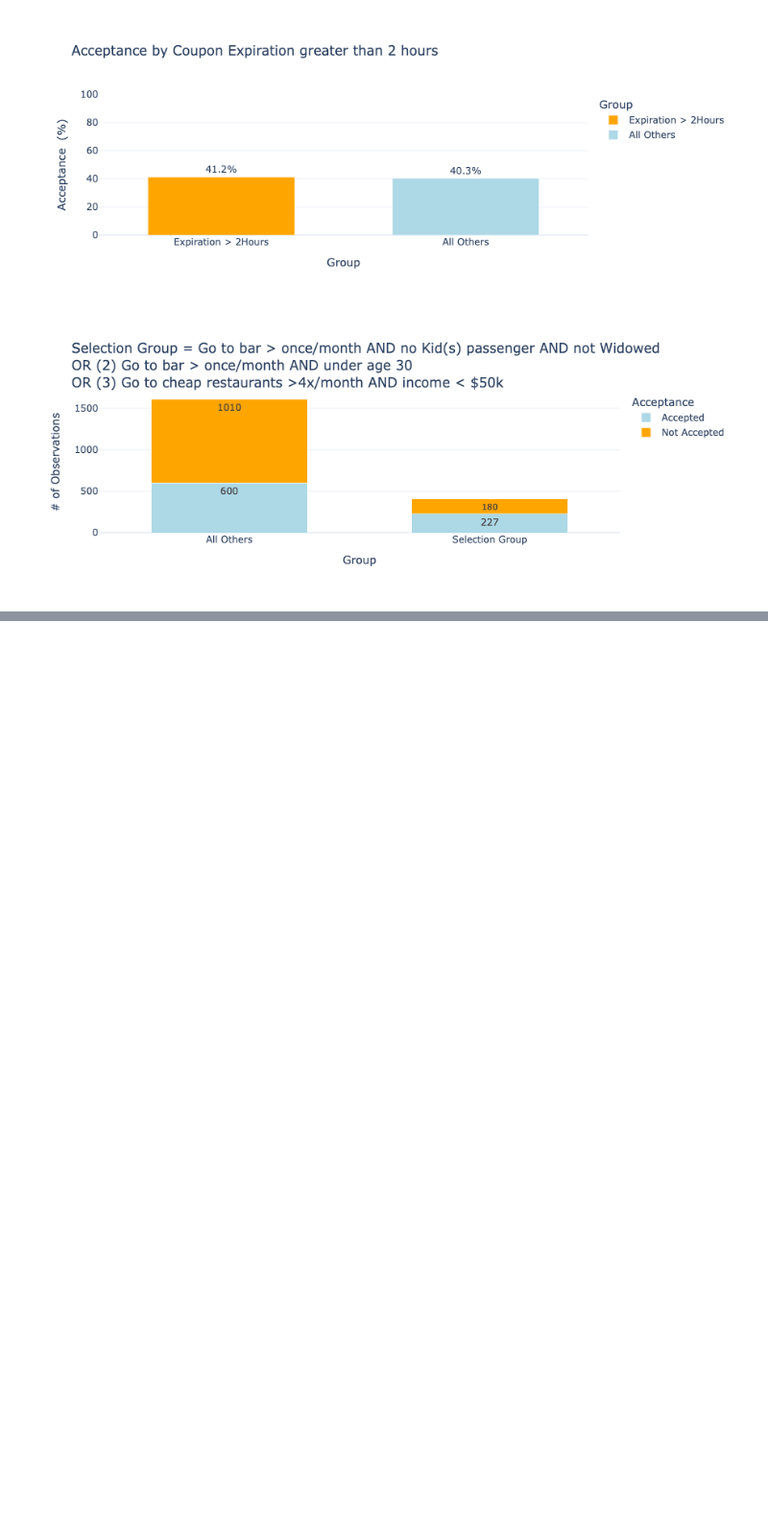
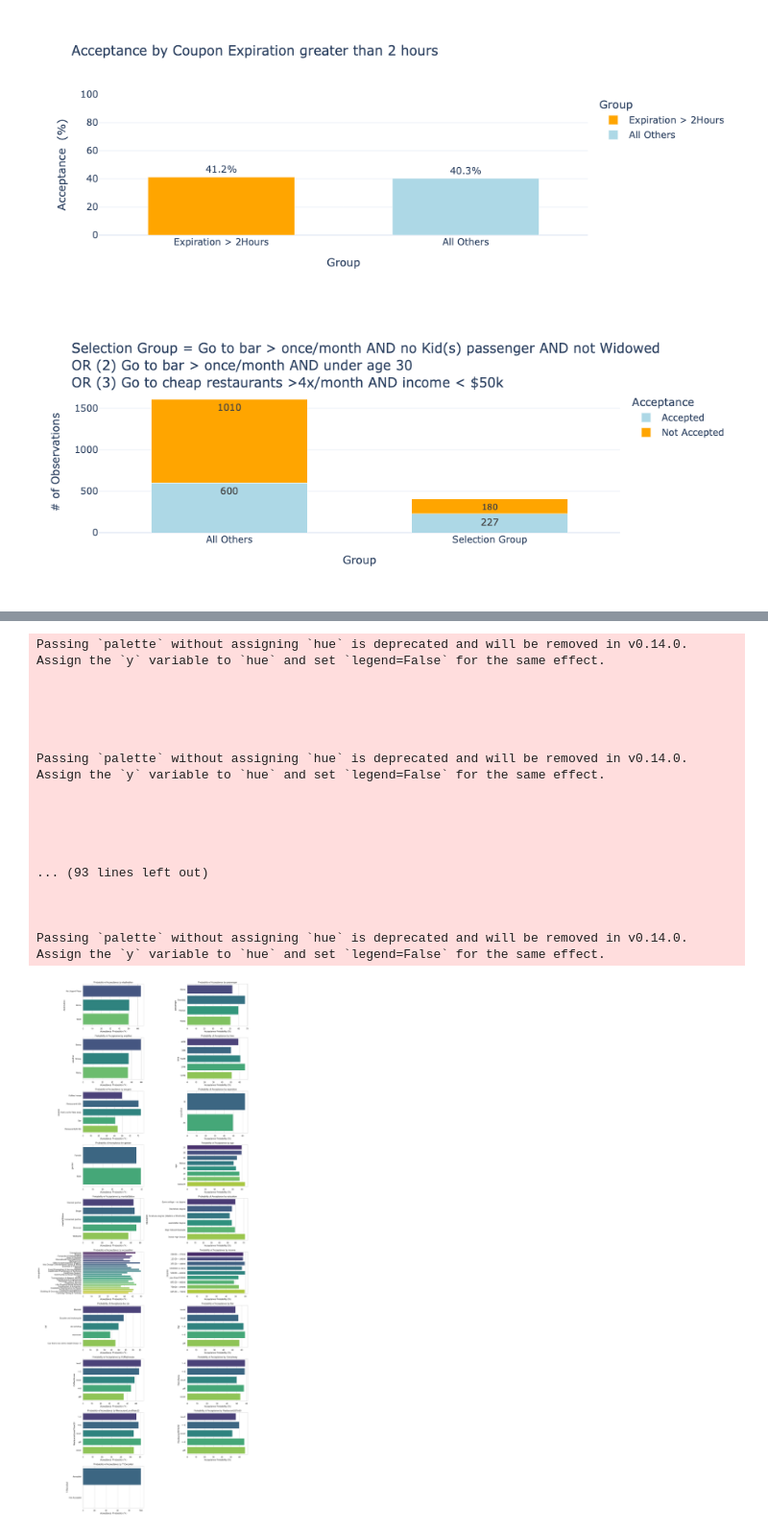
Before and after one commit to graycloudrios/In-Vehicle-Coupon-Recommendations, a Jupyter notebook: coupon-notebook.ipynb, the cells around one changed output, grey strips where cells are left out. Shown at 96% size. Drawn from its saved outputs; the diff is of its cells as text; code cells hidden in the pictures; blank space fills up the shorter version.

```diff
--- a/coupon-notebook.ipynb
+++ b/coupon-notebook.ipynb
@@ -218,3 +218,12 @@ memory usage: 2.5+ MB
+# %%
+# Define functions to be used
+
+def probabilityofacceptance(df, col):
+  accepted = df.loc[(df['Y'] == 1), col].value_counts()
+  possiblevalues = df[col].value_counts()
+  categoriespossible = possiblevalues.index
+  probability = (accepted / possiblevalues)*100
+  return categoriespossible, probability
 # %% [markdown]
 4. What proportion of the total observations chose to accept the coupon?
 # %%
@@ -1047,0 +1070,43 @@ fig.show()
+# %%
+
+# Get categorical columns
+categoricalcolumns = data.select_dtypes(include='object').columns
+
+# set up subplot grid
+cols = 2
+rows = (len(cat_cols) + cols - 1) // cols
+fig, axes = plt.subplots(rows, cols, figsize=(16, 4 * n_rows))
+axes = axes.flatten()
+
+for ax, col in zip(axes, categoricalcolumns):
+    categories, prob = probabilityofacceptance(data, col)
+    sns.barplot(x=prob.values, y=categories, ax=ax, palette='viridis')
+    ax.set_title(f'Probability of Acceptance by {col}')
+    ax.set_xlabel('Acceptance Probability (%)')
+    ax.set_ylabel(col)
+
+# Hide any unused axes
+for i in range(len(categoricalcolumns), len(axes)):
+    axes[i].set_visible(False)
+
+plt.tight_layout()
+plt.show()
+# %% [output]
+Passing `palette` without assigning `hue` is deprecated and will be removed in v0.14.0. Assign the `y` variable to `hue` and set `legend=False` for the same effect.
+
+
+
+
+
+Passing `palette` without assigning `hue` is deprecated and will be removed in v0.14.0. Assign the `y` variable to `hue` and set `legend=False` for the same effect.
+
+
+
+
+
+... (93 lines left out)
+
+
+
+Passing `palette` without assigning `hue` is deprecated and will be removed in v0.14.0. Assign the `y` variable to `hue` and set `legend=False` for the same effect.
+[figure, added]
```
Also changed, not shown: parts of 2 cells of this notebook.
